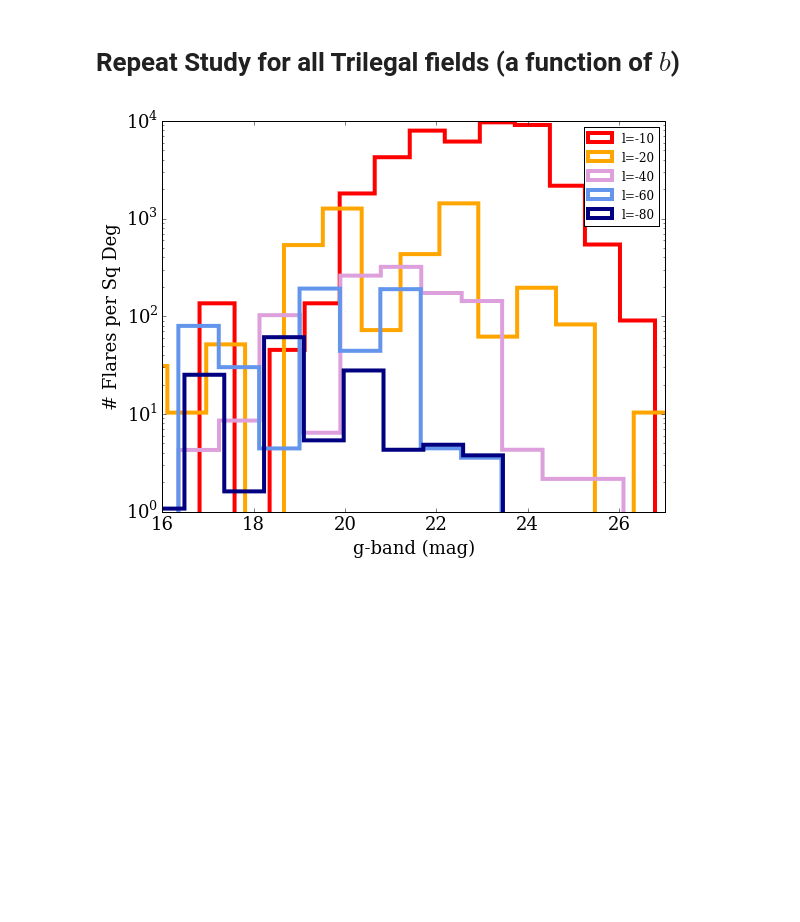
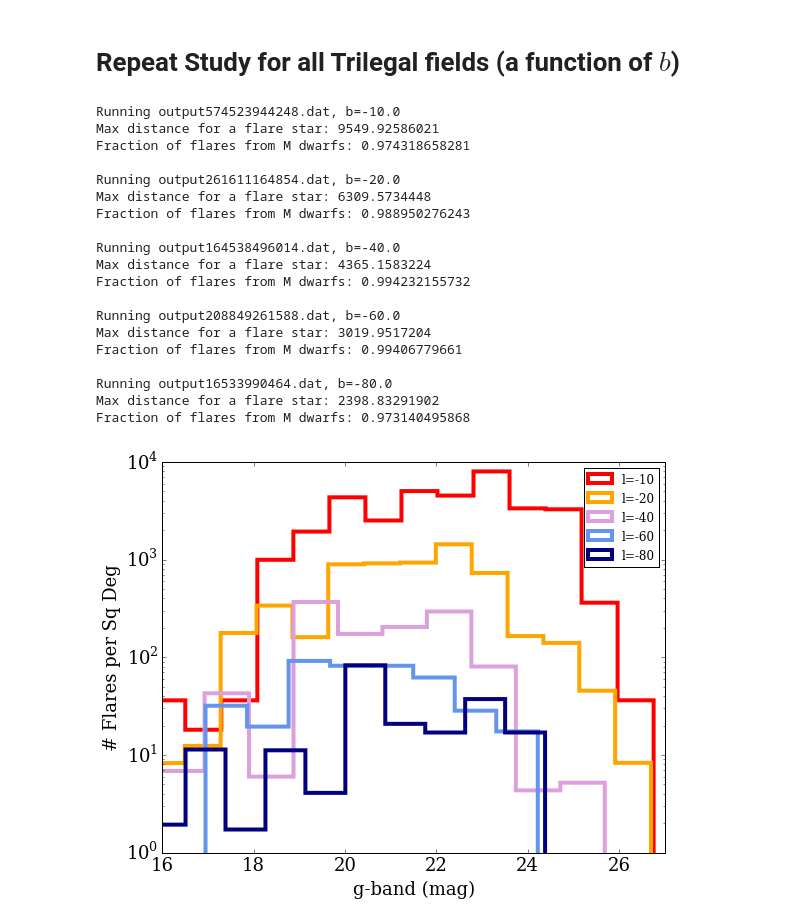
Before and after one commit to lsst-sims/MW-Flare, a Jupyter notebook: figures.ipynb, the cells around one changed output. Drawn from its saved outputs; the diff is of its cells as text; code cells hidden in the pictures; blank space fills up the shorter version.

Commit message:
increase to 50k stars. compute distance to flares

```diff
--- a/figures.ipynb
+++ b/figures.ipynb
@@ -174,7 +174,7 @@ alpha_matrix = np.array([[1, -1, -2],   # 3k-4k
                          [-1, -4, -6], # 5k-6k
                          [-4, -9, -9]]) # 6k-7k
 
-Nstars = 20000 # how many stars to randomly sample from logg>=4, Teff<7k
+Nstars = 50000 # how many stars to randomly sample from logg>=4, Teff<7k
 # %%
 # find the stars to draw from
 okstars = np.where((df['logg'] >= 4) & (df['logTe'] <= np.log10(7000.0)) & (df['logTe'] >= np.log10(3000.0)))
@@ -296,12 +296,15 @@ for j in range(len(files)):
     file = 'trilegal_models/' + files[j]
     df = pd.read_table(file, sep=r"\s*", engine='python')
 
+    print('Running ' + files[j] + ', b=' + str(galb[j]))
+
     # find the stars to draw from
     okstars = np.where((df['logg'] >= 4) & (df['logTe'] <= np.log10(7000.0)) & (df['logTe'] >= np.log10(3000.0)))
     # pick random indexes to use from good stars
     rr = np.array(np.floor((np.random.random(size=Nstars) * float(len(okstars[0])))), dtype=np.int)
     teff = df['logTe'].values[okstars[0][rr]]
     age = df['logAge'].values[okstars[0][rr]]
+    dist = 10.**(df['m-M0'].values[okstars[0][rr]]/5. + 1.)
     gmag = df['g'].values[okstars[0][rr]] # apparant g-band magnitude
     gerr = LSSToy.photerror(gmag)
 
@@ -338,34 +341,57 @@ for j in range(len(files)):
         # down-sample to LSST cadence
         t,f = toymodel.downsample(tt, ff)
 
         # find where LSST data >= Flare threshold (+ phot errors!)
         ok = np.where((f <= (dmag_limit - gerr[k])))
 
         Nflares[k] = len(ok[0])
 
+    print('Max distance for a flare star: ' + str(max(dist[np.where((Nflares > 0))])))
+    print('Fraction of flares from M dwarfs: ' + str(sum(Nflares[np.where((10.**teff <= 4000))]) / sum(Nflares)))
+    print('')
+
     totflares[j] = np.sum(Nflares)
     totstars[j] = len(df)
 
     #_ = plt.hist(gmag, weights=Nflares, bins=25, histtype='step')
 
     fl_tmp, _ = np.histogram(gmag, bins=gbins, weights=Nflares)
     fl_stars[:,j] = fl_tmp
 
     #ax.plot(gbins[1:], fl_stars[:,k] * (float(totstars[k]) / float(Nstars)) / fov + 1e-5,
     #        color=clrs[k], lw=4, ls='-', label='l='+str(int(galb[k])))
     ax.hist(gmag, weights=Nflares * (float(len(df)) / float(Nstars)) / fov + 1e-5,
             bins=25, histtype='step', color=clrs[j], lw=4, label='l='+str(int(galb[j])))
 
 plt.xlim(16,27)
 plt.ylim(1e0, 1e4)
 plt.yscale('log')
 plt.xlabel('g-band (mag)')
 plt.ylabel('# Flares per Sq Deg')
 
 ax.legend(loc=0, fontsize=12)
 plt.savefig('flare_depth_better.pdf', dpi=300, rasterized=True, bbox_inches='tight', pad_inches=0.5)
 # %% [output]
+Running output574523944248.dat, b=-10.0
+Max distance for a flare star: 9549.92586021
+Fraction of flares from M dwarfs: 0.974318658281
+
+Running output261611164854.dat, b=-20.0
+Max distance for a flare star: 6309.5734448
+Fraction of flares from M dwarfs: 0.988950276243
+
+Running output164538496014.dat, b=-40.0
+Max distance for a flare star: 4365.1583224
+Fraction of flares from M dwarfs: 0.994232155732
+
+Running output208849261588.dat, b=-60.0
+Max distance for a flare star: 3019.9517204
+Fraction of flares from M dwarfs: 0.99406779661
+
+Running output16533990464.dat, b=-80.0
+Max distance for a flare star: 2398.83291902
+Fraction of flares from M dwarfs: 0.973140495868
-[figure, old version]
+[figure, new version]
 # %%
 clrs = ['red', 'orange', 'plum', 'cornflowerblue', 'navy']
 fig = plt.figure(figsize=(9,7))
```
Also changed, not shown: parts of 6 cells of this notebook.
